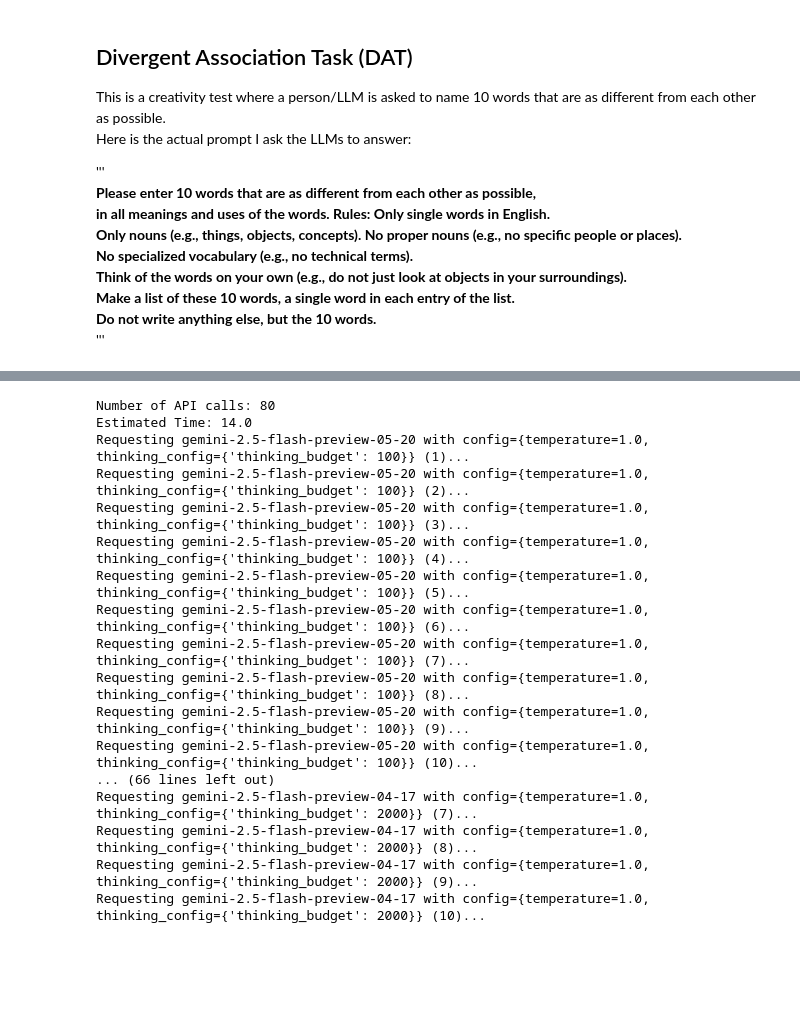
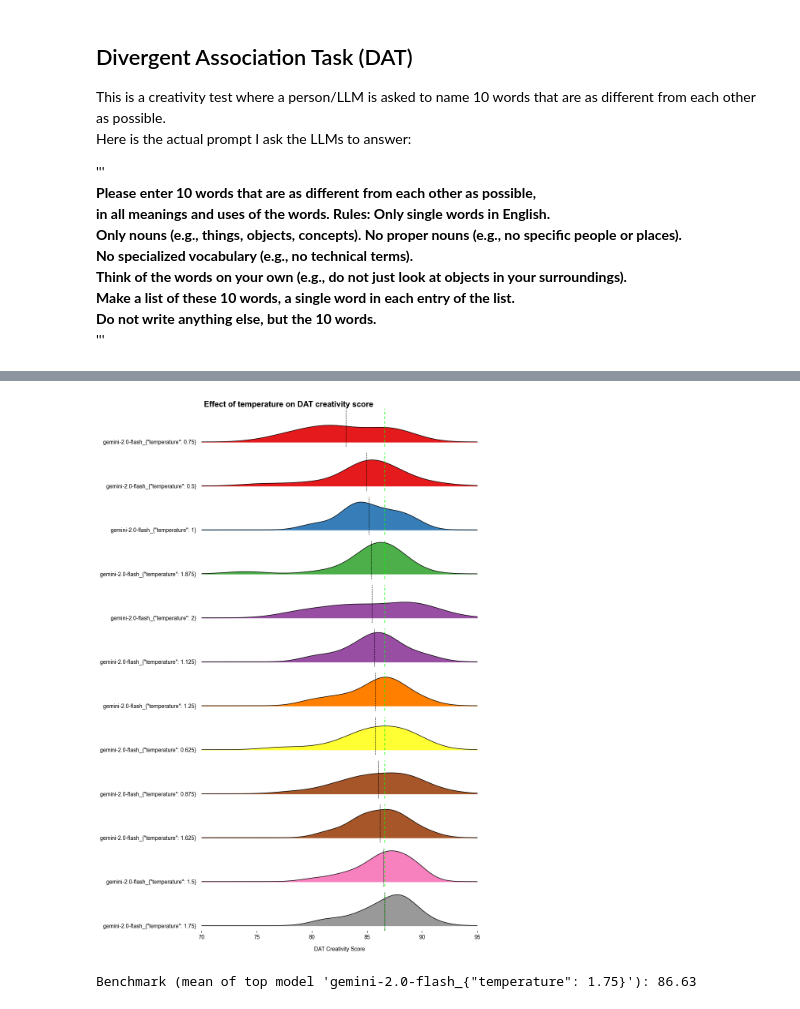
Before and after one commit to theGreen-Coder/MCTB, a Jupyter notebook: example.ipynb, the cells around one changed output, grey strips where cells are left out. Saved outputs shown, nothing was run; the diff lists cells and outputs as text; code cells hidden in the pictures; blank space fills up the shorter version.

```diff
--- a/example.ipynb
+++ b/example.ipynb
@@ -127,45 +78,15 @@ KeyboardInterrupt:
-# %%
-import os
-import json
-import numpy as np
-from google import genai
-from google.genai import types
-from langchain_text_splitters import RecursiveCharacterTextSplitter
-from embeddings import GloVe, calculate_dat_score
-from request import Request, run_request
-from scipy.stats import norm
-from datetime import datetime
-from creative_tests.DAT import DivergentAssociationTest
-
-test = DivergentAssociationTest(
-    models=[
-        "gemini-2.5-flash-preview-05-20",
-        "gemini-2.5-flash-preview-04-17",
-        ],
-    configs=[{"temperature": 1.0, "thinking_config": {"thinking_budget": 100}},
-             {"temperature": 1.0, "thinking_config": {"thinking_budget": 512}},
-             {"temperature": 1.0, "thinking_config": {"thinking_budget": 1000}},
-             {"temperature": 1.0, "thinking_config": {"thinking_budget": 2000}}],
-    repeats=10,
-    delay=10,
-)
-
-test.run()
-# %% [output]
-Number of API calls: 80
-Estimated Time: 14.0
-Requesting gemini-2.5-flash-preview-05-20 with config={temperature=1.0, thinking_config={'thinking_budget': 100}} (1)...
-Requesting gemini-2.5-flash-preview-05-20 with config={temperature=1.0, thinking_config={'thinking_budget': 100}} (2)...
-Requesting gemini-2.5-flash-preview-05-20 with config={temperature=1.0, thinking_config={'thinking_budget': 100}} (3)...
-Requesting gemini-2.5-flash-preview-05-20 with config={temperature=1.0, thinking_config={'thinking_budget': 100}} (4)...
-Requesting gemini-2.5-flash-preview-05-20 with config={temperature=1.0, thinking_config={'thinking_budget': 100}} (5)...
-Requesting gemini-2.5-flash-preview-05-20 with config={temperature=1.0, thinking_config={'thinking_budget': 100}} (6)...
-Requesting gemini-2.5-flash-preview-05-20 with config={temperature=1.0, thinking_config={'thinking_budget': 100}} (7)...
-Requesting gemini-2.5-flash-preview-05-20 with config={temperature=1.0, thinking_config={'thinking_budget': 100}} (8)...
-Requesting gemini-2.5-flash-preview-05-20 with config={temperature=1.0, thinking_config={'thinking_budget': 100}} (9)...
-Requesting gemini-2.5-flash-preview-05-20 with config={temperature=1.0, thinking_config={'thinking_budget': 100}} (10)...
-... (66 lines left out)
-Requesting gemini-2.5-flash-preview-04-17 with config={temperature=1.0, thinking_config={'thinking_budget': 2000}} (7)...
-Requesting gemini-2.5-flash-preview-04-17 with config={temperature=1.0, thinking_config={'thinking_budget': 2000}} (8)...
-Requesting gemini-2.5-flash-preview-04-17 with config={temperature=1.0, thinking_config={'thinking_budget': 2000}} (9)...
-Requesting gemini-2.5-flash-preview-04-17 with config={temperature=1.0, thinking_config={'thinking_budget': 2000}} (10)...
+# %%
+plot_distribution_results('./results/DAT_1models_12configs_10words_06-17_18:29:14_unnormalized.json',
+                          dark_mode=False,
+                          plot_title="Effect of temperature on DAT creativity score",
+                          x_axis_title="DAT Creativity Score",
+                          show_benchmark=True,
+                          ascending=True,
+                          x_min=70,
+                          x_max=95,
+                          save_file=True,
+                          file_name="temperature_effect_on_creativity.png",
+)
+# %% [output]
+[figure, added]
+Benchmark (mean of top model 'gemini-2.0-flash_{"temperature": 1.75}'): 86.63
```
Also changed, not shown: parts of 18 cells of this notebook, 8 other files.
